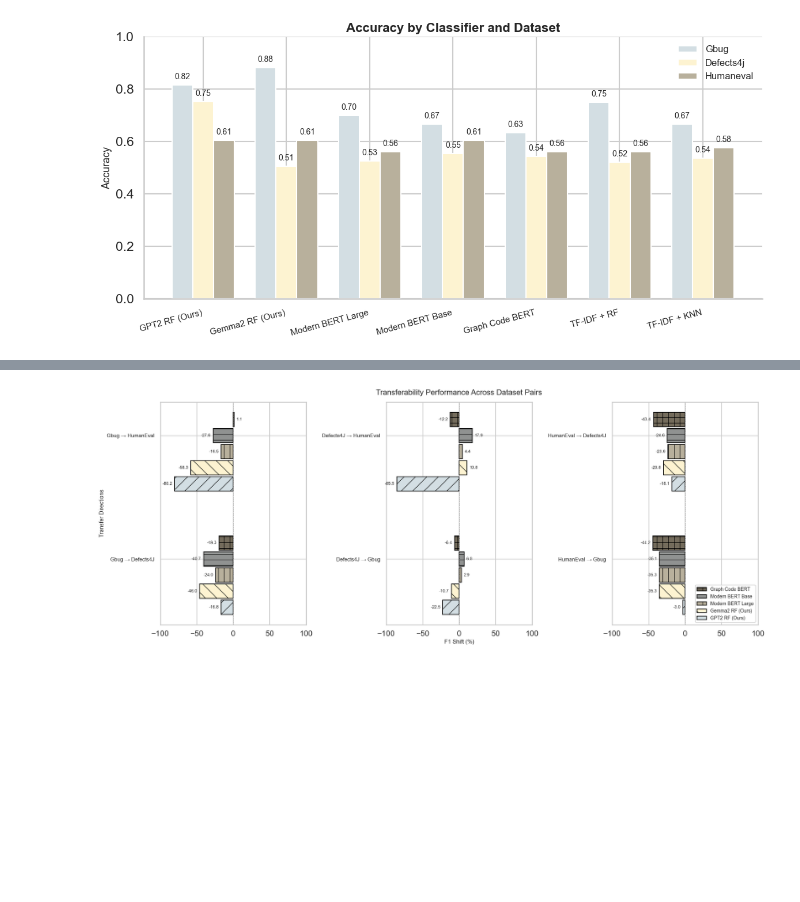
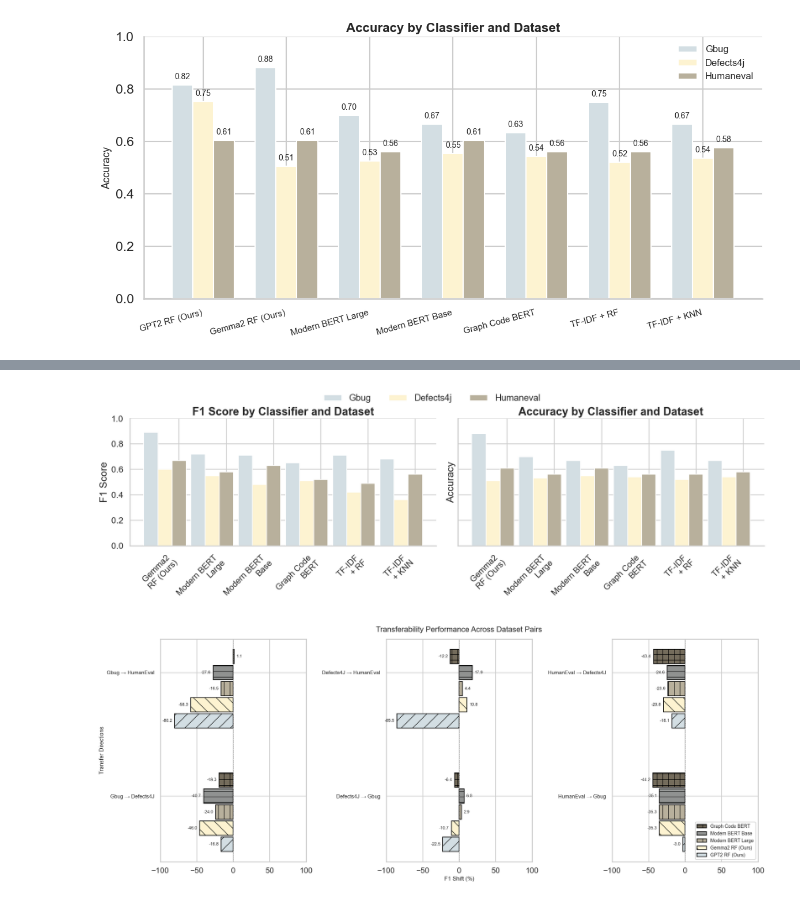
Before and after one commit to rufimelo99/SAE-Java-Bug-Detection, a Jupyter notebook: sae_java_bug/sparse_autoencoders/notebooks/transferability.ipynb, the cells around one changed output, grey strips where cells are left out. Drawn from its saved outputs; the diff is of its cells as text; code cells hidden in the pictures; blank space fills up the shorter version.

```diff
--- a/sae_java_bug/sparse_autoencoders/notebooks/transferability.ipynb
+++ b/sae_java_bug/sparse_autoencoders/notebooks/transferability.ipynb
@@ -1857,3 +2026,81 @@ plt.show()
+# %%
+import matplotlib.pyplot as plt
+import numpy as np
+import seaborn as sns
+
+# Data
+f1_scores = {
+    "Gemma2 \nRF (Ours)": [0.89, 0.60, 0.67],
+    "Modern BERT \nLarge": [0.72, 0.55, 0.58],
+    "Modern BERT \nBase": [0.71, 0.48, 0.63],
+    "Graph Code \nBERT": [0.65, 0.51, 0.52],
+    "TF-IDF \n+ RF": [0.71, 0.42, 0.49],
+    "TF-IDF \n+ KNN": [0.68, 0.36, 0.56],
+}
+
+accuracy_scores = {
+    "Gemma2 \nRF (Ours)": [0.88, 0.51, 0.61],
+    "Modern BERT \nLarge": [0.70, 0.53, 0.56],
+    "Modern BERT \nBase": [0.67, 0.55, 0.61],
+    "Graph Code \nBERT": [0.63, 0.54, 0.56],
+    "TF-IDF \n+ RF": [0.75, 0.52, 0.56],
+    "TF-IDF \n+ KNN": [0.67, 0.54, 0.58],
+}
+
+# Settings
+colors = {
+    "gbug": "#d3dee3",         # Soft Blue-Grey
+    "defects": "#fdf3d1",      # Light Yellow
+    "humaneval": "#b8b09c"     # Neutral Grey
+}
+
+sns.set(style="whitegrid", context="talk")
+datasets = ['Gbug', 'Defects4j', 'Humaneval']
+
+def plot_bar(ax, scores_dict, ylabel, title):
+    methods = list(scores_dict.keys())
+    scores_per_dataset = list(zip(*scores_dict.values()))
+    x = np.arange(len(methods))
+    width = 0.3
+
+    rects1 = ax.bar(x - width, scores_per_dataset[0], width, label='Gbug', color=colors["gbug"])
+    rects2 = ax.bar(x, scores_per_dataset[1], width, label='Defects4j', color=colors["defects"])
+    rects3 = ax.bar(x + width, scores_per_dataset[2], width, label='Humaneval', color=colors["humaneval"])
+
+    ax.set_ylabel(ylabel, fontsize=19)
+    ax.set_title(title, fontsize=21, fontweight='bold')
+    # ax.set_xticks(x)
+    ax.set_xticks(x + width)
+    ax.set_xticklabels(methods, rotation=45, ha='right', fontsize=16)
+    ax.set_ylim(0, 1)
+    sns.despine()
+
+    # def autolabel(rects):
+    #     for rect in rects:
+    #         height = rect.get_height()
+    #         ax.annotate(f'{height:.2f}',
+    #                     xy=(rect.get_x() + rect.get_width() / 2, height),
+    #                     xytext=(0, 5), textcoords="offset points",
+    #                     ha='center', va='bottom', fontsize=14)
+    # autolabel(rects1)
+    # autolabel(rects2)
+    # autolabel(rects3)
+
+# Create subplots: one for F1, one for Accuracy
+fig, axes = plt.subplots(1, 2, figsize=(18, 6), sharey=True)
+
+plot_bar(axes[0], f1_scores, 'F1 Score', 'F1 Score by Classifier and Dataset')
+plot_bar(axes[1], accuracy_scores, 'Accuracy', 'Accuracy by Classifier and Dataset')
+
+# Add a single legend for both
+handles, labels = axes[0].get_legend_handles_labels()
+fig.legend(handles, labels, fontsize=17, loc='upper center', ncol=3, frameon=False)
+
+plt.tight_layout(rect=[0, 0, 1, 0.95])
+plt.savefig("metrics_all_gemma.pdf", format="pdf")
+plt.show()
+# %% [output]
+[figure, added]
 # %%
 
 # Transfer direction labels
```
Also changed, not shown: parts of 3 cells of this notebook, 15 other files.
